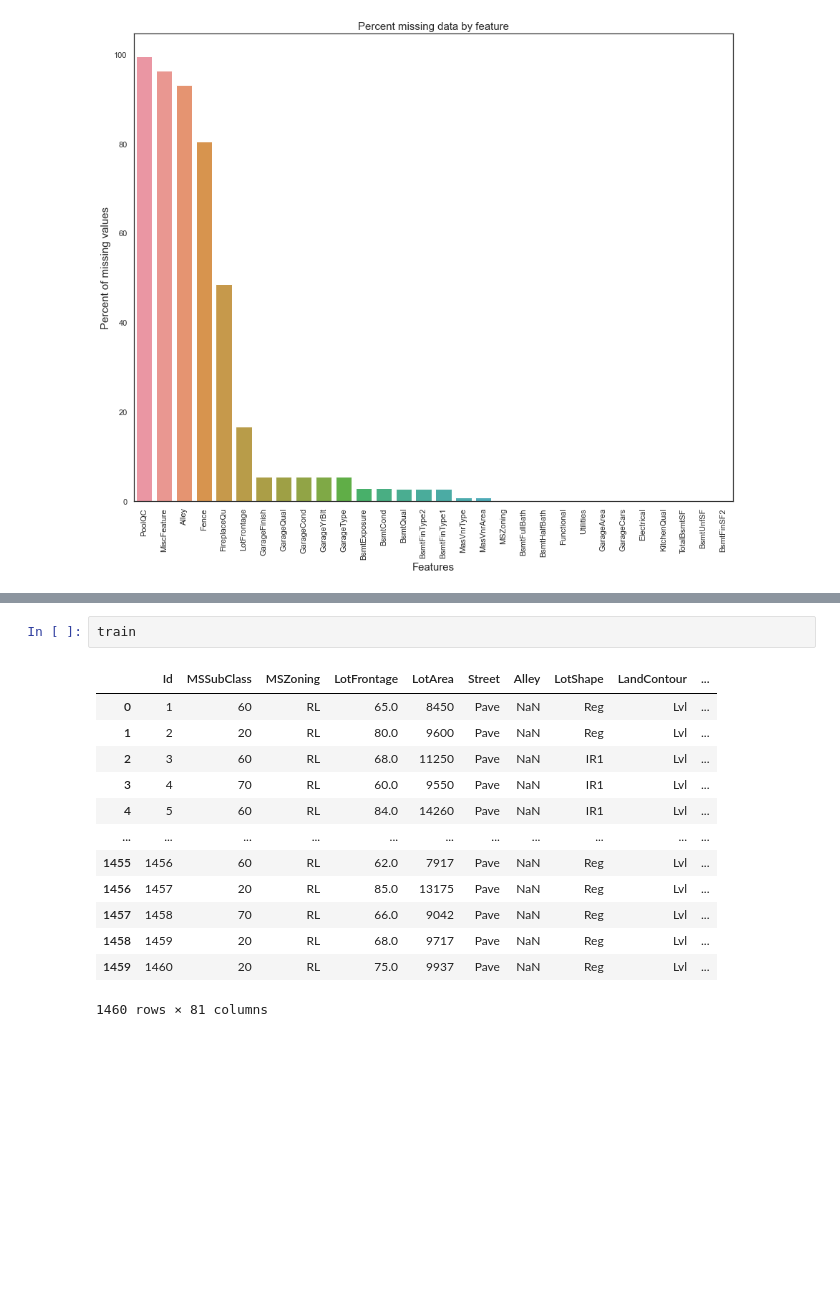
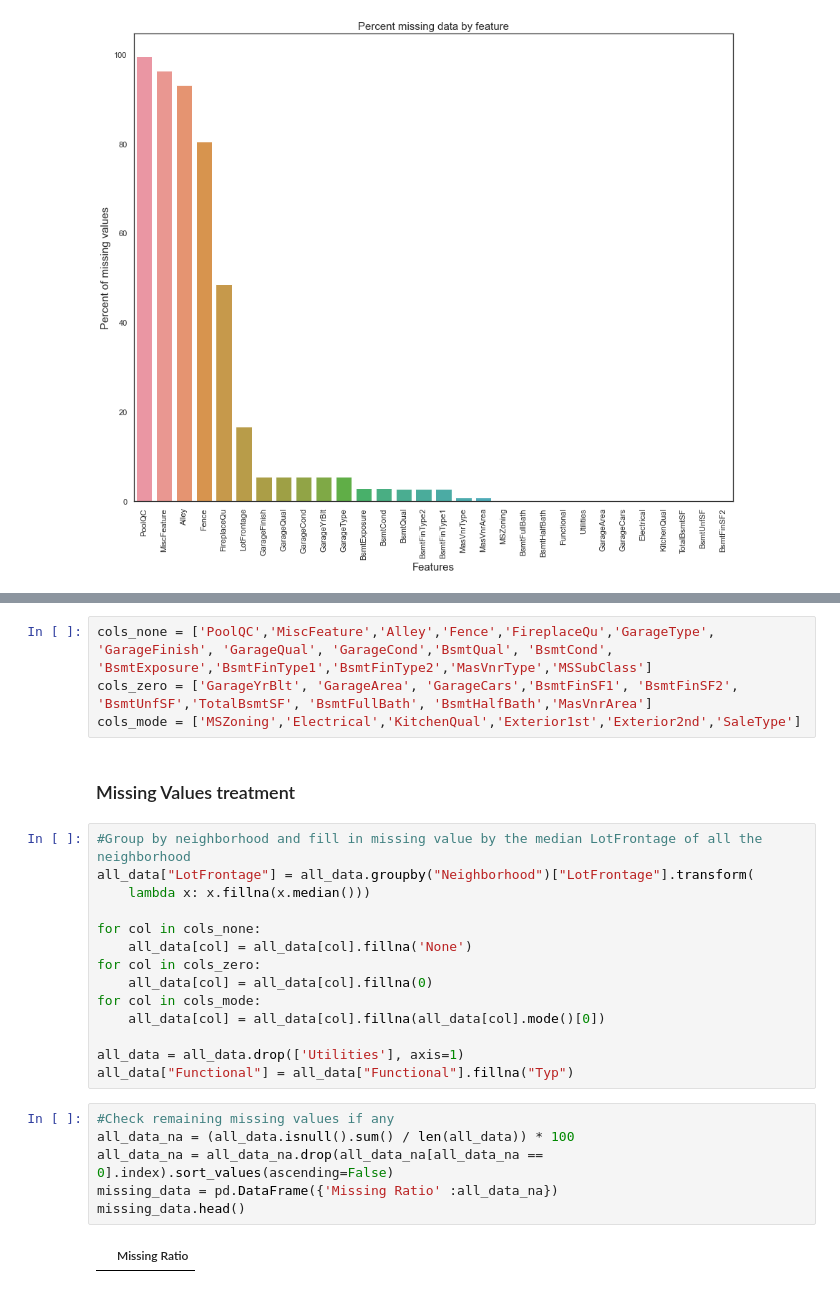
Before and after one commit to nicolastoros/projects_data_science, a Jupyter notebook: PCA_EDA_House.ipynb, the cells around one changed output, grey strips where cells are left out. Drawn from its saved outputs; the diff is of its cells as text; blank space fills up the shorter version.

Commit message:
Update Data Science Projects - Visualization & Analytics

```diff
--- a/PCA_EDA_House.ipynb
+++ b/PCA_EDA_House.ipynb
@@ -437,16 +344,28 @@ You can try to debug the error by setting error_score='raise'.
-# %%
-train
-# %% [output]
-|  | Id | MSSubClass | MSZoning | LotFrontage | LotArea | Street | Alley | LotShape | LandContour | ... |
-| 0 | 1 | 60 | RL | 65.0 | 8450 | Pave | NaN | Reg | Lvl | ... |
-| 1 | 2 | 20 | RL | 80.0 | 9600 | Pave | NaN | Reg | Lvl | ... |
-| 2 | 3 | 60 | RL | 68.0 | 11250 | Pave | NaN | IR1 | Lvl | ... |
-| 3 | 4 | 70 | RL | 60.0 | 9550 | Pave | NaN | IR1 | Lvl | ... |
-| 4 | 5 | 60 | RL | 84.0 | 14260 | Pave | NaN | IR1 | Lvl | ... |
-| ... | ... | ... | ... | ... | ... | ... | ... | ... | ... | ... |
-| 1455 | 1456 | 60 | RL | 62.0 | 7917 | Pave | NaN | Reg | Lvl | ... |
-| 1456 | 1457 | 20 | RL | 85.0 | 13175 | Pave | NaN | Reg | Lvl | ... |
-| 1457 | 1458 | 70 | RL | 66.0 | 9042 | Pave | NaN | Reg | Lvl | ... |
-| 1458 | 1459 | 20 | RL | 68.0 | 9717 | Pave | NaN | Reg | Lvl | ... |
-| 1459 | 1460 | 20 | RL | 75.0 | 9937 | Pave | NaN | Reg | Lvl | ... |
-1460 rows × 81 columns
+# %%
+cols_none = ['PoolQC','MiscFeature','Alley','Fence','FireplaceQu','GarageType', 'GarageFinish', 'GarageQual', 'GarageCond','BsmtQual', 'BsmtCond', 'BsmtExposure','BsmtFinType1','BsmtFinType2','MasVnrType','MSSubClass']
+cols_zero = ['GarageYrBlt', 'GarageArea', 'GarageCars','BsmtFinSF1', 'BsmtFinSF2', 'BsmtUnfSF','TotalBsmtSF', 'BsmtFullBath', 'BsmtHalfBath','MasVnrArea']
+cols_mode = ['MSZoning','Electrical','KitchenQual','Exterior1st','Exterior2nd','SaleType']
+# %% [markdown]
+### Missing Values treatment
+# %%
+#Group by neighborhood and fill in missing value by the median LotFrontage of all the neighborhood
+all_data["LotFrontage"] = all_data.groupby("Neighborhood")["LotFrontage"].transform(
+    lambda x: x.fillna(x.median()))
+
+for col in cols_none:
+    all_data[col] = all_data[col].fillna('None')
+for col in cols_zero:
+    all_data[col] = all_data[col].fillna(0)
+for col in cols_mode:
+    all_data[col] = all_data[col].fillna(all_data[col].mode()[0])
+
+all_data = all_data.drop(['Utilities'], axis=1)
+all_data["Functional"] = all_data["Functional"].fillna("Typ")
+# %%
+#Check remaining missing values if any
+all_data_na = (all_data.isnull().sum() / len(all_data)) * 100
+all_data_na = all_data_na.drop(all_data_na[all_data_na == 0].index).sort_values(ascending=False)
+missing_data = pd.DataFrame({'Missing Ratio' :all_data_na})
+missing_data.head()
+# %% [output]
+|  | Missing Ratio |
```
Also changed, not shown: parts of 12 cells of this notebook, 1 other file.
